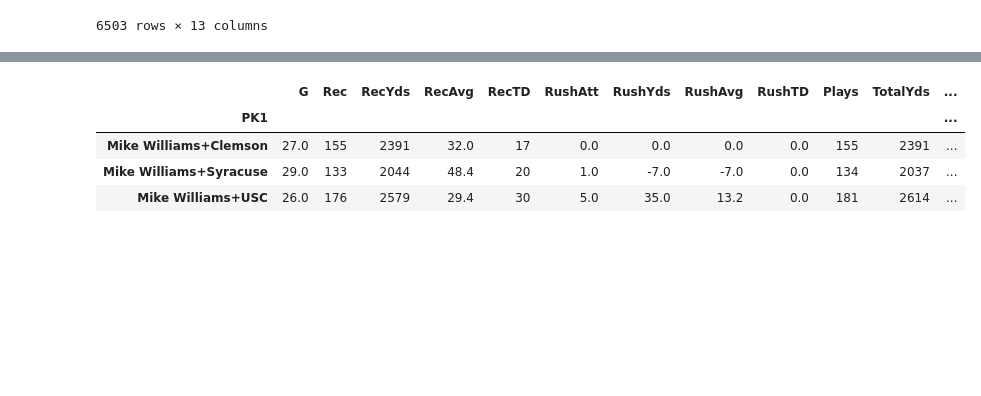
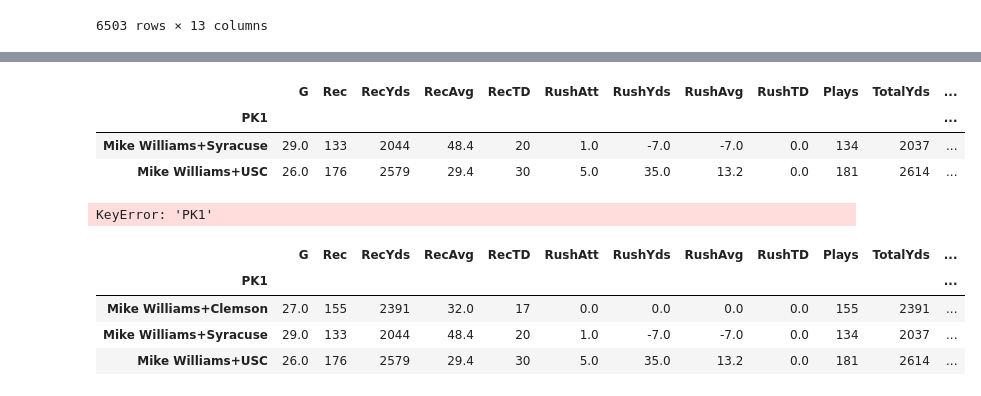
Before and after one commit to billysco/CapstoneFFProject, a Jupyter notebook: Main.ipynb, the cells around one changed output, grey strips where cells are left out. Saved outputs shown, nothing was run; the diff lists cells and outputs as text; code cells hidden in the pictures; blank space fills up the shorter version.

```diff
--- a/Main.ipynb
+++ b/Main.ipynb
@@ -859,6 +882,8 @@ rec_stats_grouped.head()
 | A.J. Brown+Ole Miss | 34.0 | 189 | 2984 | 46.4 | 19 | 0.0 | 0.0 | 0.0 | 0.0 | 189 | 2984 | ... |
 # %%
 wr_stats_1 = rec_stats_grouped[~rec_stats_grouped['Name'].duplicated()]
+# %%
+wr_stats_2 = rec_stats_grouped[rec_stats_grouped['Name'].duplicated()]
 # %%
 wr_stats_1 = wr_stats_1.copy()
 wr_stats_1['Name'] = wr_stats_1['Name'].str.lower()
@@ -884,6 +909,27 @@ wr_stats_1[wr_stats_1['Name'].duplicated(keep=False)]
 | Michael Pittman+Fresno State | 11.0 | 32 | 255 | 8.0 | 2 | 238.0 | 1057.0 | 4.4 | 8.0 | 270 | 1312 | ... |
 # %%
 wr_stats_1 = wr_stats_1.drop(['Brian Robinson Jr.+Alabama', 'Michael Pittman+Fresno State', 'Gartrell Johnson III+Colorado State', 'Jessie Hester Jr.+South Florida'], axis=0)
+# %%
+wr_stats_2 = wr_stats_2.copy()
+wr_stats_2['Name'] = wr_stats_2['Name'].str.lower()
+wr_stats_2['Name'] = wr_stats_2['Name'].str.replace(" hof", "")
+wr_stats_2['Name'] = wr_stats_2['Name'].str.replace(" jr.", "")
+wr_stats_2['Name'] = wr_stats_2['Name'].str.replace(" jr", "")
+wr_stats_2['Name'] = wr_stats_2['Name'].str.replace(" sr", "")
+wr_stats_2['Name'] = wr_stats_2['Name'].str.replace(" sr.", "")
+wr_stats_2['Name'] = wr_stats_2['Name'].str.replace(" iii", "")
+wr_stats_2['Name'] = wr_stats_2['Name'].str.replace(" ii", "")
+# %%
+wr_stats_2.loc[wr_stats_2['Name']=='mike williams']
+# %% [output]
+|  | G | Rec | RecYds | RecAvg | RecTD | RushAtt | RushYds | RushAvg | RushTD | Plays | TotalYds | ... |
+| PK1 |  |  |  |  |  |  |  |  |  |  |  | ... |
+| Mike Williams+Syracuse | 29.0 | 133 | 2044 | 48.4 | 20 | 1.0 | -7.0 | -7.0 | 0.0 | 134 | 2037 | ... |
+| Mike Williams+USC | 26.0 | 176 | 2579 | 29.4 | 30 | 5.0 | 35.0 | 13.2 | 0.0 | 181 | 2614 | ... |
+# %%
+rec_stats_grouped.loc[rec_stats_grouped['PK1'] == 'Mike Williams Clemson']
+# %% [output]
+KeyError: 'PK1'
 # %%
 rec_stats_grouped.loc[rec_stats_grouped['Name']=='Mike Williams']
 # %% [output]
```
Also changed, not shown: parts of 8 cells of this notebook, 4 other files.
